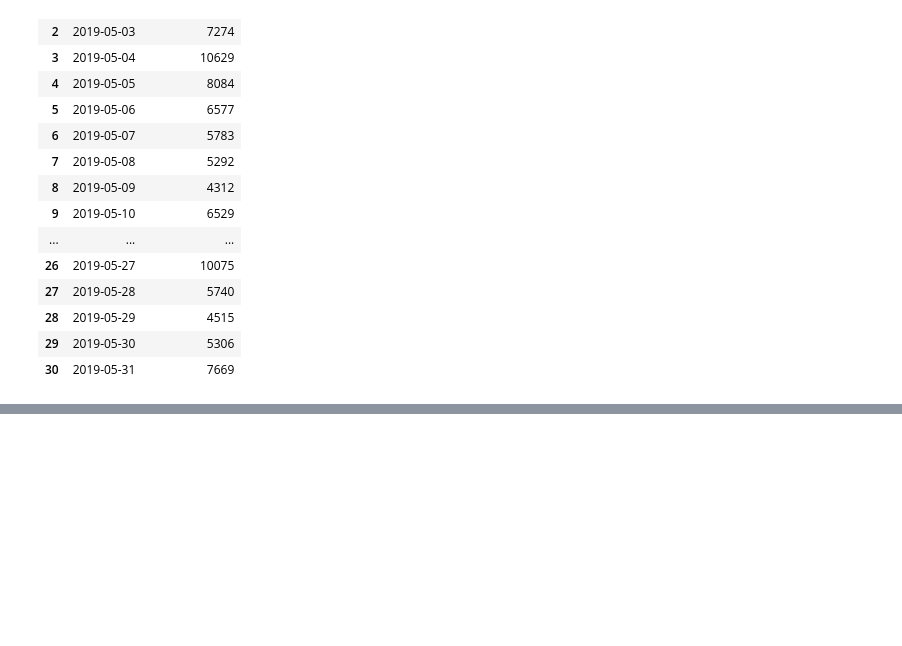
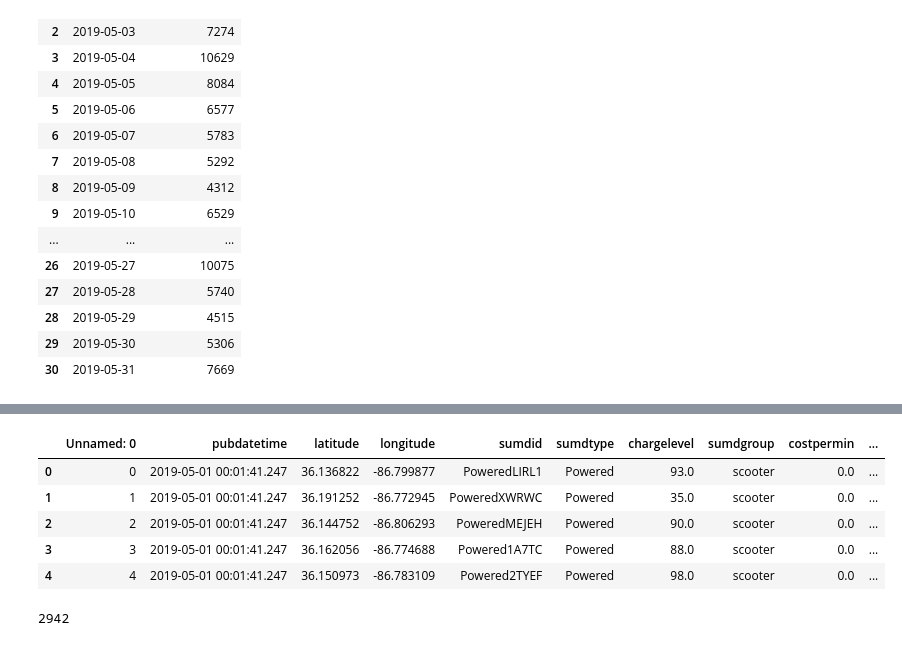
Before and after one commit to NSS-Data-Analytics-Cohort-11/scooters-supreme, a Jupyter notebook: notebook/scooters.ipynb, the cells around one changed output, grey strips where cells are left out. Saved outputs shown, nothing was run; the diff lists cells and outputs as text; code cells hidden in the pictures; blank space fills up the shorter version.

```diff
--- a/notebook/scooters.ipynb
+++ b/notebook/scooters.ipynb
@@ -8,4 +8,13 @@ database_name = "scooter"
 connection_string = f"postgresql://postgres:postgres@localhost:5432/{database_name}"
 # %%
 engine = create_engine(connection_string)
+# %%
+bird = pd.read_csv('../data/scooters_bird.csv')
+bolt = pd.read_csv('../data/scooters_bolt.csv')
+gotcha = pd.read_csv('../data/scooters_gotcha.csv')
+jump = pd.read_csv('../data/scooters_jump.csv')
+lime = pd.read_csv('../data/scooters_lime.csv')
+lyft = pd.read_csv('../data/scooters_lyft.csv')
+spin = pd.read_csv('../data/scooters_spin.csv')
+trips = pd.read_csv('../data/trips.csv')
 # %%
@@ -320,0 +319,13 @@ trips.head()
+# %%
+bird.head()
+# %% [output]
+|  | Unnamed: 0 | pubdatetime | latitude | longitude | sumdid | sumdtype | chargelevel | sumdgroup | costpermin | ... |
+| 0 | 0 | 2019-05-01 00:01:41.247 | 36.136822 | -86.799877 | PoweredLIRL1 | Powered | 93.0 | scooter | 0.0 | ... |
+| 1 | 1 | 2019-05-01 00:01:41.247 | 36.191252 | -86.772945 | PoweredXWRWC | Powered | 35.0 | scooter | 0.0 | ... |
+| 2 | 2 | 2019-05-01 00:01:41.247 | 36.144752 | -86.806293 | PoweredMEJEH | Powered | 90.0 | scooter | 0.0 | ... |
+| 3 | 3 | 2019-05-01 00:01:41.247 | 36.162056 | -86.774688 | Powered1A7TC | Powered | 88.0 | scooter | 0.0 | ... |
+| 4 | 4 | 2019-05-01 00:01:41.247 | 36.150973 | -86.783109 | Powered2TYEF | Powered | 98.0 | scooter | 0.0 | ... |
+# %%
+bird['sumdid'].value_counts().nunique()
+# %% [output]
+2942
```
Also changed, not shown: parts of 53 cells of this notebook.
